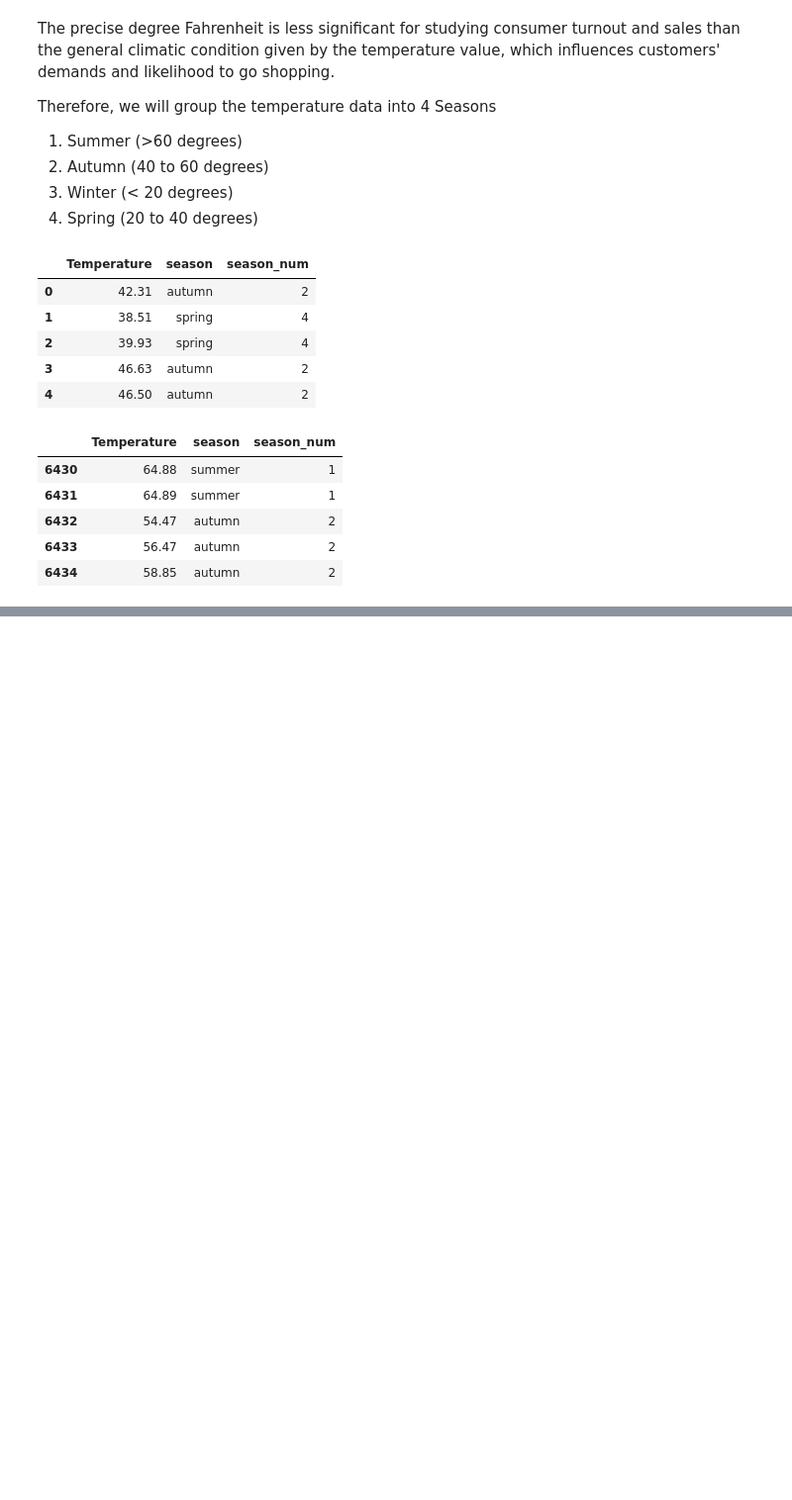
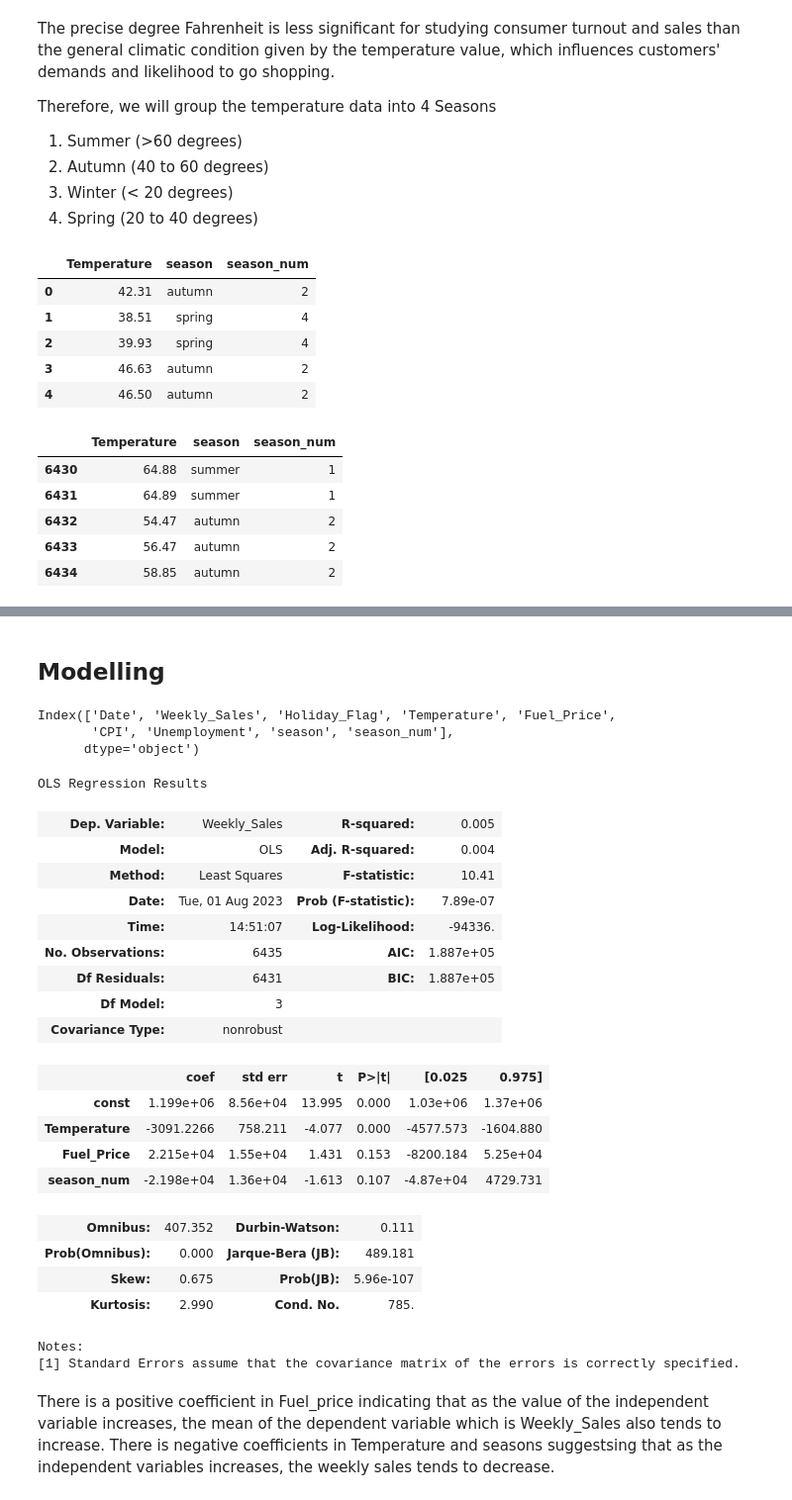
Before and after one commit to linusg46/Practice-Project3, a Jupyter notebook: Notebook.ipynb, the cells around one changed output, grey strips where cells are left out. Shown: that part at 99% size. Cells and saved outputs as stored; diff of their text form; code cells hidden in the pictures; blank space fills up the shorter version.

Commit message:
Modelling using ols

```diff
--- a/Notebook.ipynb
+++ b/Notebook.ipynb
@@ -234,3 +235,5 @@ df.head()
 | 2 | 19-02-2010 | 1611968.17 | 0 | 39.93 | 2.514 | 211.289143 | 8.106 | spring | ... |
 | 3 | 26-02-2010 | 1409727.59 | 0 | 46.63 | 2.561 | 211.319643 | 8.106 | autumn | ... |
 | 4 | 05-03-2010 | 1554806.68 | 0 | 46.50 | 2.625 | 211.350143 | 8.106 | autumn | ... |
+# %% [markdown]
+## Modelling
@@ -236,0 +242,43 @@ df.head()
+# %%
+df.columns
+# %% [output]
+Index(['Date', 'Weekly_Sales', 'Holiday_Flag', 'Temperature', 'Fuel_Price',
+       'CPI', 'Unemployment', 'season', 'season_num'],
+      dtype='object')
+# %%
+X = df[["Temperature", "Fuel_Price", "season_num" ]]
+y = df["Weekly_Sales"]
+# add constant to the model
+x = sm.add_constant(X)
+
+# create model object
+model = sm.OLS(y, x)
+# fit the model
+result = model.fit(method='pinv')
+# print the summary output
+result.summary()
+# %% [output]
+OLS Regression Results
+| Dep. Variable: | Weekly_Sales | R-squared: | 0.005 |
+| Model: | OLS | Adj. R-squared: | 0.004 |
+| Method: | Least Squares | F-statistic: | 10.41 |
+| Date: | Tue, 01 Aug 2023 | Prob (F-statistic): | 7.89e-07 |
+| Time: | 14:51:07 | Log-Likelihood: | -94336. |
+| No. Observations: | 6435 | AIC: | 1.887e+05 |
+| Df Residuals: | 6431 | BIC: | 1.887e+05 |
+| Df Model: | 3 |  |  |
+| Covariance Type: | nonrobust |  |  |
+|  | coef | std err | t | P>|t| | [0.025 | 0.975] |
+| const | 1.199e+06 | 8.56e+04 | 13.995 | 0.000 | 1.03e+06 | 1.37e+06 |
+| Temperature | -3091.2266 | 758.211 | -4.077 | 0.000 | -4577.573 | -1604.880 |
+| Fuel_Price | 2.215e+04 | 1.55e+04 | 1.431 | 0.153 | -8200.184 | 5.25e+04 |
+| season_num | -2.198e+04 | 1.36e+04 | -1.613 | 0.107 | -4.87e+04 | 4729.731 |
+| Omnibus: | 407.352 | Durbin-Watson: | 0.111 |
+| Prob(Omnibus): | 0.000 | Jarque-Bera (JB): | 489.181 |
+| Skew: | 0.675 | Prob(JB): | 5.96e-107 |
+| Kurtosis: | 2.990 | Cond. No. | 785. |
+Notes:
+[1] Standard Errors assume that the covariance matrix of the errors is correctly specified.
+# %% [markdown]
+ There is a  positive coefficient in Fuel_price  indicating  that as the value of the independent variable increases, the mean of the dependent variable which is Weekly_Sales also tends to increase.
+ There is negative coefficients in Temperature and seasons suggestsing that as the independent variables increases, the weekly sales tends to decrease.
```
Also changed, not shown: parts of 5 cells of this notebook.
